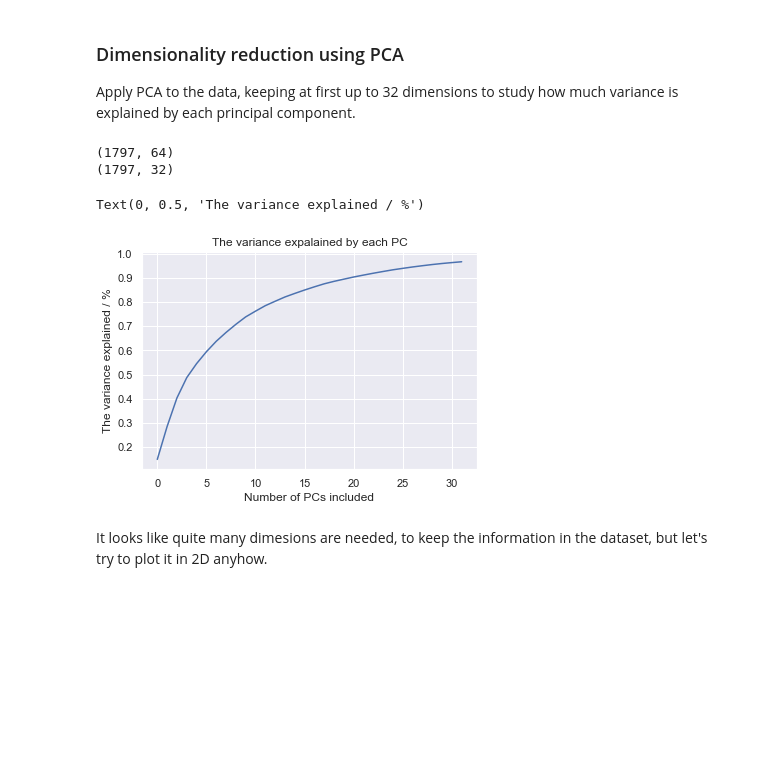
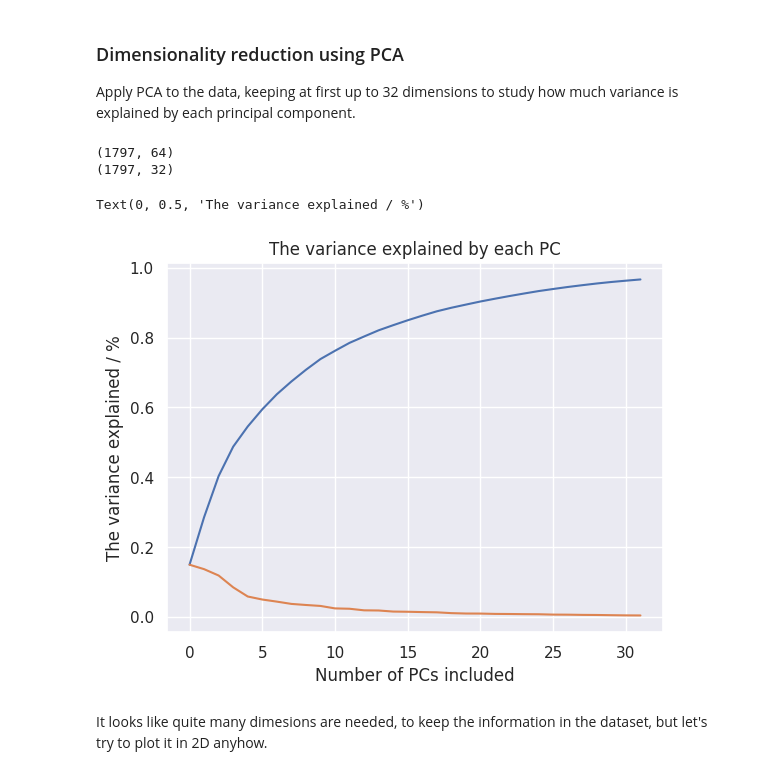
Before and after one commit to pevalisuo/AML, a Jupyter notebook: _sources/Subspace_Projections.ipynb, the cells around one changed output. Saved outputs shown, nothing was run; the diff lists cells and outputs as text; code cells hidden in the pictures; blank space fills up the shorter version.

```diff
--- a/_sources/Subspace_Projections.ipynb
+++ b/_sources/Subspace_Projections.ipynb
@@ -368,17 +396,18 @@ Apply PCA to the data, keeping at first up to 32 dimensions to study how much va
 # %%
 pca = PCA(32)  # project from 64 to 32 dimensions
 projected = pca.fit_transform(digits.data)
 print(digits.data.shape)
 print(projected.shape)
 plt.plot(np.cumsum(pca.explained_variance_ratio_))
-plt.title('The variance expalained by each PC')
+plt.plot(pca.explained_variance_ratio_)
+plt.title('The variance explained by each PC')
 plt.xlabel('Number of PCs included')
 plt.ylabel('The variance explained / %')
 # %% [output]
 (1797, 64)
 (1797, 32)
 Text(0, 0.5, 'The variance explained / %')
-[figure, old version]
+[figure, new version]
 # %% [markdown]
 It looks like quite many dimesions are needed, to keep the information in the dataset, but let's try to plot it in 2D anyhow.
 # %%
```
Also changed, not shown: parts of 41 cells of this notebook, 44 other files.
